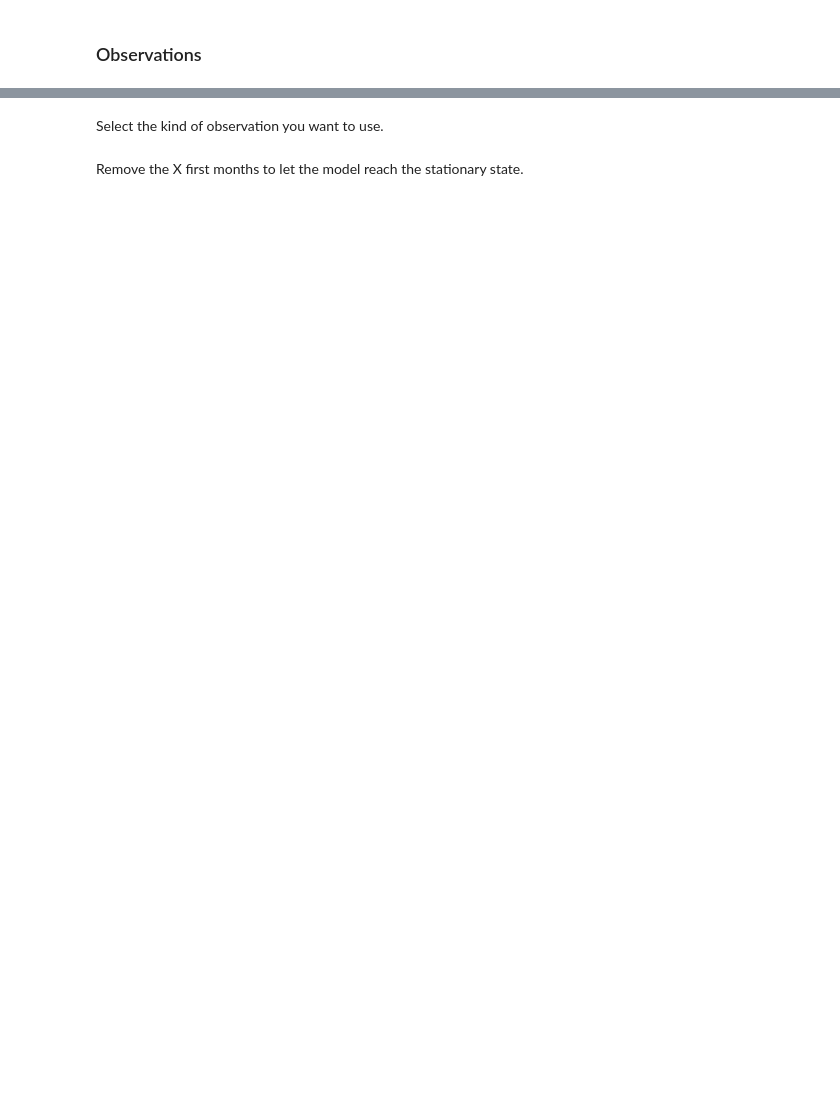
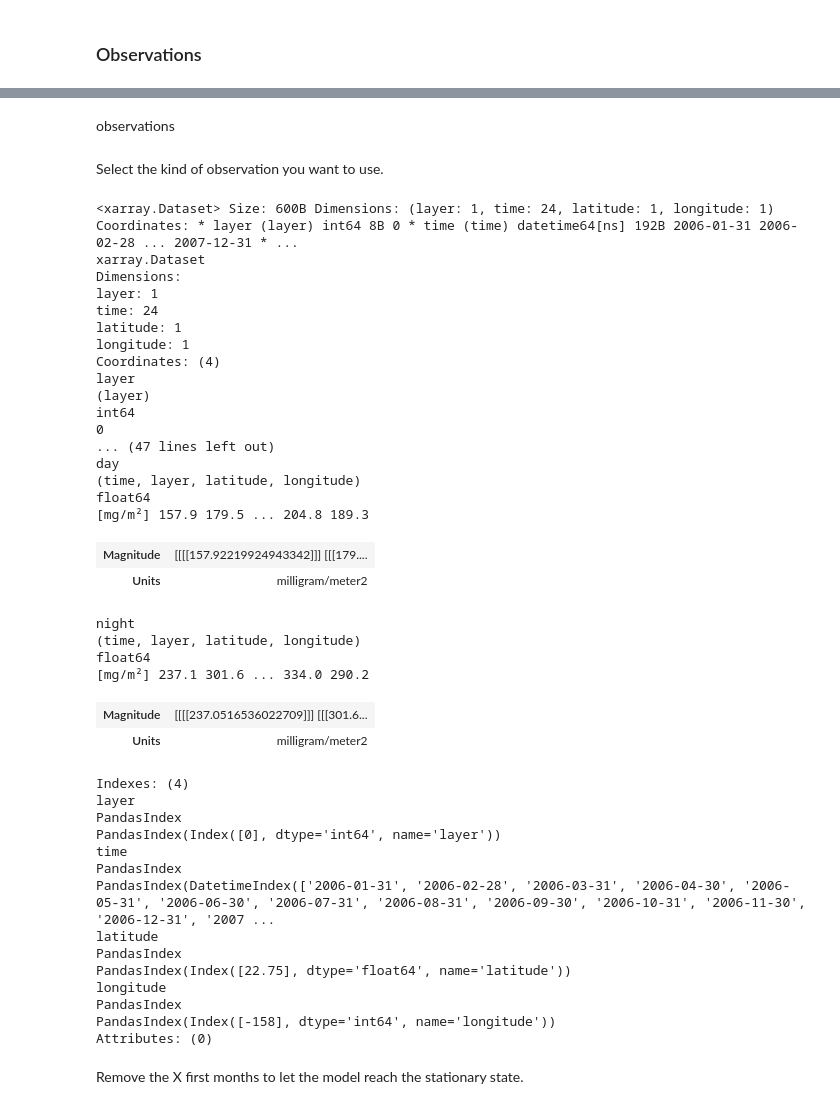
Before and after one commit to Ash12H/Seapopym-optimization, a Jupyter notebook: notebooks/4_Optimization/2_Climatological/1_Climato_HOT_2_groups/SeapoPym_biomass_HOT_climato_obs_npp_2_groups.ipynb, the cells around one changed output, grey strips where cells are left out. Drawn from its saved outputs; the diff is of its cells as text; code cells hidden in the pictures; blank space fills up the shorter version.

```diff
--- a/notebooks/4_Optimization/2_Climatological/1_Climato_HOT_2_groups/SeapoPym_biomass_HOT_climato_obs_npp_2_groups.ipynb
+++ b/notebooks/4_Optimization/2_Climatological/1_Climato_HOT_2_groups/SeapoPym_biomass_HOT_climato_obs_npp_2_groups.ipynb
@@ -158,6 +158,51 @@ PandasIndex(Index([-64.2], dtype='float64', name='longitude'))
 Attributes: (0)
+# %% [markdown]
+observations
 # %% [markdown]
 Select the kind of observation you want to use.
+# %%
+observations = observations.isel(time=slice(STABILIZATION_TIME, None))
+observations
+# %% [output]
+<xarray.Dataset> Size: 600B Dimensions: (layer: 1, time: 24, latitude: 1, longitude: 1) Coordinates: * layer (layer) int64 8B 0 * time (time) datetime64[ns] 192B 2006-01-31 2006-02-28 ... 2007-12-31 * ...
+xarray.Dataset
+Dimensions:
+layer: 1
+time: 24
+latitude: 1
+longitude: 1
+Coordinates: (4)
+layer
+(layer)
+int64
+0
+... (47 lines left out)
+day
+(time, layer, latitude, longitude)
+float64
+[mg/m²] 157.9 179.5 ... 204.8 189.3
+| Magnitude | [[[[157.92219924943342]]] [[[179.... |
+| Units | milligram/meter2 |
+night
+(time, layer, latitude, longitude)
+float64
+[mg/m²] 237.1 301.6 ... 334.0 290.2
+| Magnitude | [[[[237.0516536022709]]] [[[301.6... |
+| Units | milligram/meter2 |
+Indexes: (4)
+layer
+PandasIndex
+PandasIndex(Index([0], dtype='int64', name='layer'))
+time
+PandasIndex
+PandasIndex(DatetimeIndex(['2006-01-31', '2006-02-28', '2006-03-31', '2006-04-30', '2006-05-31', '2006-06-30', '2006-07-31', '2006-08-31', '2006-09-30', '2006-10-31', '2006-11-30', '2006-12-31', '2007 ...
+latitude
+PandasIndex
+PandasIndex(Index([22.75], dtype='float64', name='latitude'))
+longitude
+PandasIndex
+PandasIndex(Index([-158], dtype='int64', name='longitude'))
+Attributes: (0)
 # %%
 # observations_selected = observations[["day_lowess_0.2", "night_lowess_0.2"]].rename(
 #     {"day_lowess_0.2": "day", "night_lowess_0.2": "night"}
```
Also changed, not shown: parts of 43 cells of this notebook, 21 other files.
